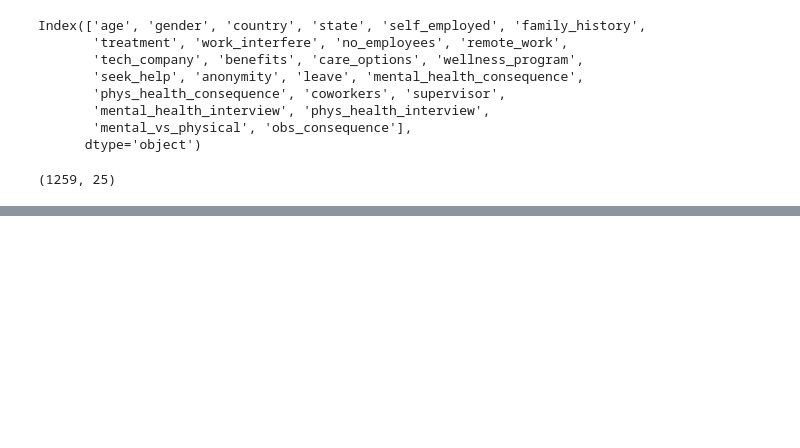
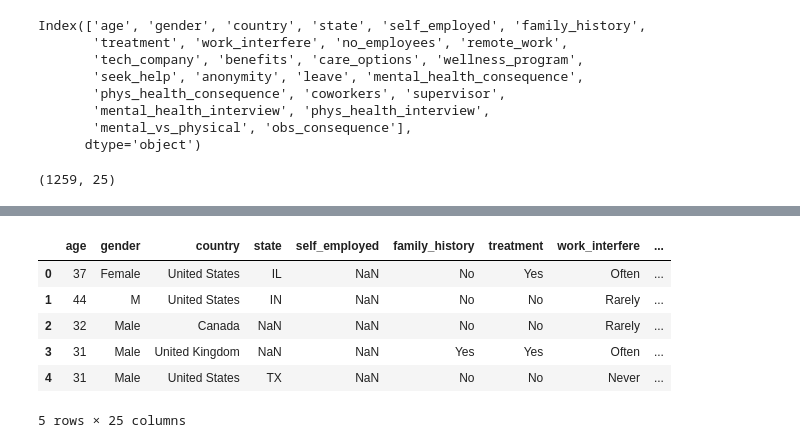
Before and after one commit to denizdagli/mental-health, a Jupyter notebook: dataAnalysis.ipynb, the cells around one changed output, grey strips where cells are left out. Cells and saved outputs as stored; diff of their text form; code cells hidden in the pictures; blank space fills up the shorter version.

```diff
--- a/dataAnalysis.ipynb
+++ b/dataAnalysis.ipynb
@@ -279,0 +272,10 @@ df.shape
+# %%
+df.head()
+# %% [output]
+|  | age | gender | country | state | self_employed | family_history | treatment | work_interfere | ... |
+| 0 | 37 | Female | United States | IL | NaN | No | Yes | Often | ... |
+| 1 | 44 | M | United States | IN | NaN | No | No | Rarely | ... |
+| 2 | 32 | Male | Canada | NaN | NaN | No | No | Rarely | ... |
+| 3 | 31 | Male | United Kingdom | NaN | NaN | Yes | Yes | Often | ... |
+| 4 | 31 | Male | United States | TX | NaN | No | No | Never | ... |
+5 rows × 25 columns
```
Also changed, not shown: parts of 15 cells of this notebook.
